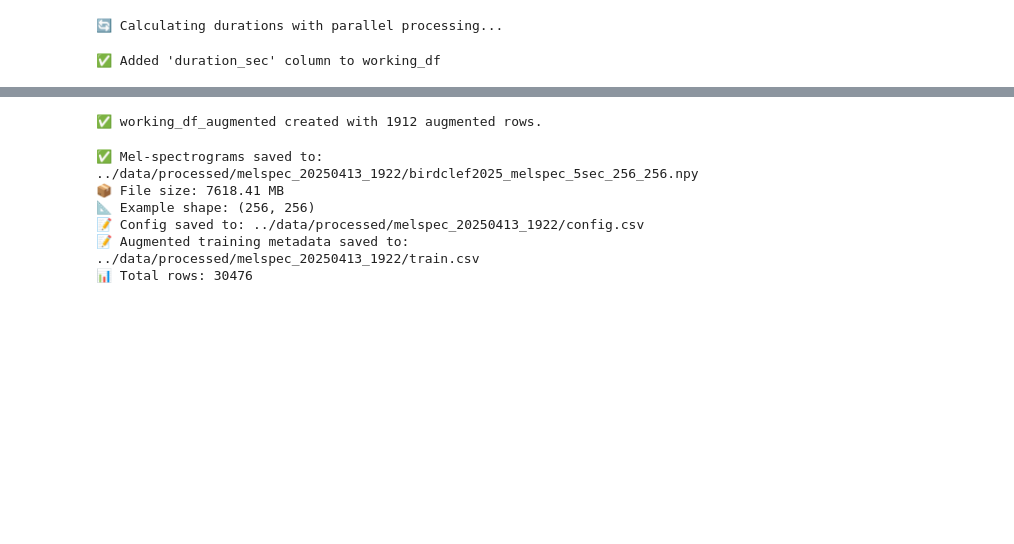
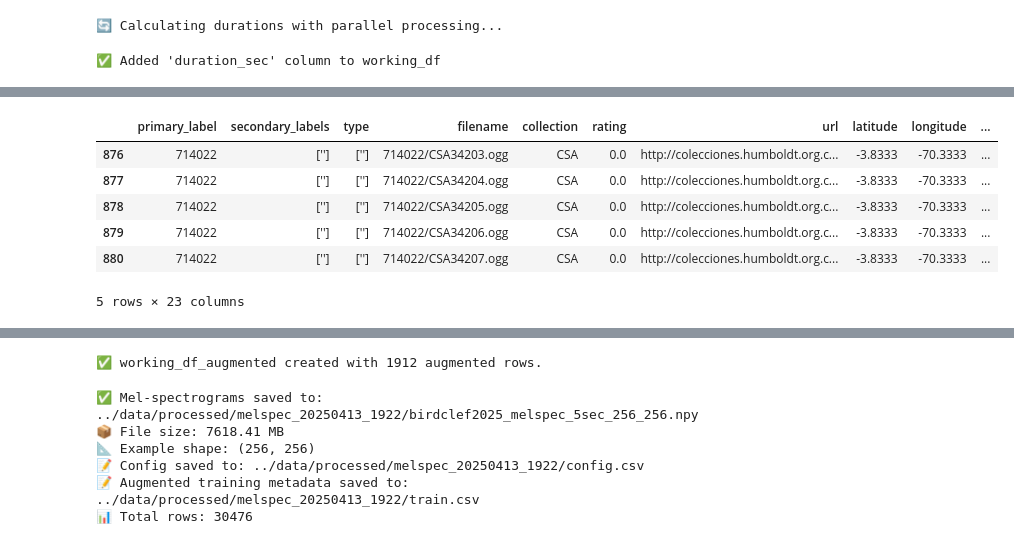
Before and after one commit to junya737/birdclef-2025, a Jupyter notebook: scripts/generate_melspec_rare_crop_augment.ipynb, the cells around one changed output, grey strips where cells are left out. Saved outputs shown, nothing was run; the diff lists cells and outputs as text; code cells hidden in the pictures; blank space fills up the shorter version.

```diff
--- a/scripts/generate_melspec_rare_crop_augment.ipynb
+++ b/scripts/generate_melspec_rare_crop_augment.ipynb
@@ -166,7 +166,13 @@ working_df.loc[csa_mask, 'valid_end_sec'] = working_df.loc[csa_mask, 'duration_s
 working_df['valid_end_sec'] = working_df['valid_end_sec'].clip(lower=0.0)
 
 
-# 2. Fabio A. Sarria-S の音声は 0〜7秒 だけ使用可能に設定．後半はただの説明なので
+#  一部ラベル（スペイン語が含まれない例外）には full duration を許可（valid_end_sec を None に）
+# 1564122, 523060はCSAだが短すぎ．スペイン語の解説もない．
+exception_labels = ['1564122', '523060']
+working_df.loc[working_df['primary_label'].isin(exception_labels), 'valid_end_sec'] = None
+
+
+# Fabio A. Sarria-S の音声は 0〜7秒 だけ使用可能に設定．後半はただの説明なので
 working_df.loc[
     working_df['filename'].isin(fabio_filenames), 'valid_end_sec'
 ] = 7.0
@@ -172,0 +222,10 @@ working_df.loc[
+# %%
+working_df[working_df["primary_label"] == "714022"]
+# %% [output]
+|  | primary_label | secondary_labels | type | filename | collection | rating | url | latitude | longitude | ... |
+| 876 | 714022 | [''] | [''] | 714022/CSA34203.ogg | CSA | 0.0 | http://colecciones.humboldt.org.c... | -3.8333 | -70.3333 | ... |
+| 877 | 714022 | [''] | [''] | 714022/CSA34204.ogg | CSA | 0.0 | http://colecciones.humboldt.org.c... | -3.8333 | -70.3333 | ... |
+| 878 | 714022 | [''] | [''] | 714022/CSA34205.ogg | CSA | 0.0 | http://colecciones.humboldt.org.c... | -3.8333 | -70.3333 | ... |
+| 879 | 714022 | [''] | [''] | 714022/CSA34206.ogg | CSA | 0.0 | http://colecciones.humboldt.org.c... | -3.8333 | -70.3333 | ... |
+| 880 | 714022 | [''] | [''] | 714022/CSA34207.ogg | CSA | 0.0 | http://colecciones.humboldt.org.c... | -3.8333 | -70.3333 | ... |
+5 rows × 23 columns
```
Also changed, not shown: parts of 8 cells of this notebook.
